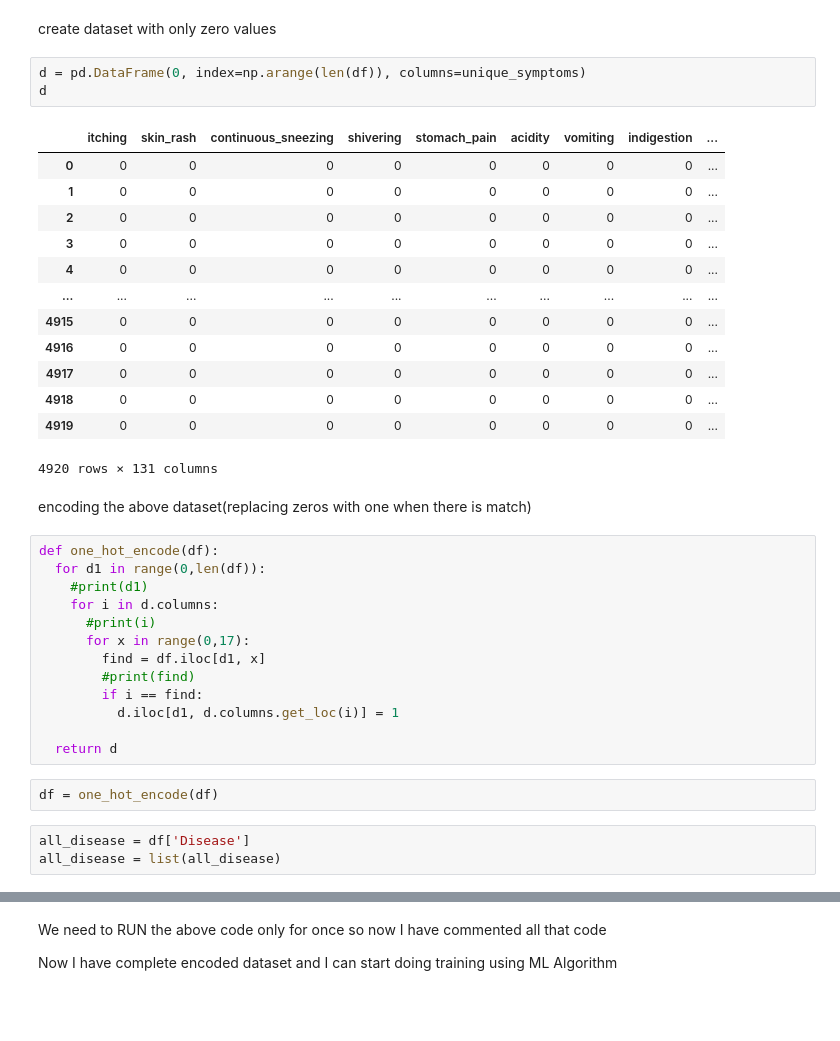
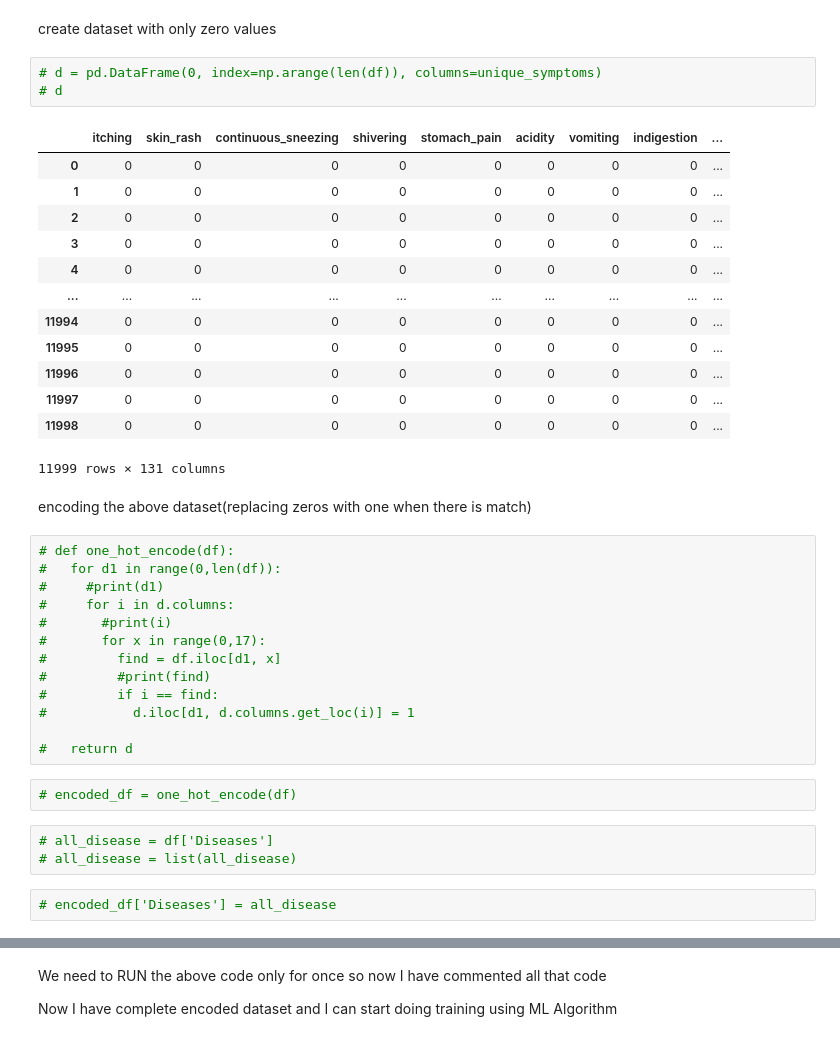
Before and after one commit to M-Umr/Disease_Prediction_using_Symptoms, a Jupyter notebook: Disease_Prediction_using_symptoms.ipynb, the cells around one changed output, grey strips where cells are left out. Cells and saved outputs as stored; diff of their text form; blank space fills up the shorter version.

```diff
--- a/Disease_Prediction_using_symptoms.ipynb
+++ b/Disease_Prediction_using_symptoms.ipynb
@@ -126,39 +126,41 @@ Mounted at /content/drive
 # %% [markdown]
 create dataset with only zero values
 # %%
-d = pd.DataFrame(0, index=np.arange(len(df)), columns=unique_symptoms)
-d
+# d = pd.DataFrame(0, index=np.arange(len(df)), columns=unique_symptoms)
+# d
 # %% [output]
 |  | itching | skin_rash | continuous_sneezing | shivering | stomach_pain | acidity | vomiting | indigestion | ... |
 | 0 | 0 | 0 | 0 | 0 | 0 | 0 | 0 | 0 | ... |
 | 1 | 0 | 0 | 0 | 0 | 0 | 0 | 0 | 0 | ... |
 | 2 | 0 | 0 | 0 | 0 | 0 | 0 | 0 | 0 | ... |
 | 3 | 0 | 0 | 0 | 0 | 0 | 0 | 0 | 0 | ... |
 | 4 | 0 | 0 | 0 | 0 | 0 | 0 | 0 | 0 | ... |
 | ... | ... | ... | ... | ... | ... | ... | ... | ... | ... |
-| 4915 | 0 | 0 | 0 | 0 | 0 | 0 | 0 | 0 | ... |
-| 4916 | 0 | 0 | 0 | 0 | 0 | 0 | 0 | 0 | ... |
-| 4917 | 0 | 0 | 0 | 0 | 0 | 0 | 0 | 0 | ... |
-| 4918 | 0 | 0 | 0 | 0 | 0 | 0 | 0 | 0 | ... |
-| 4919 | 0 | 0 | 0 | 0 | 0 | 0 | 0 | 0 | ... |
+| 11994 | 0 | 0 | 0 | 0 | 0 | 0 | 0 | 0 | ... |
+| 11995 | 0 | 0 | 0 | 0 | 0 | 0 | 0 | 0 | ... |
+| 11996 | 0 | 0 | 0 | 0 | 0 | 0 | 0 | 0 | ... |
+| 11997 | 0 | 0 | 0 | 0 | 0 | 0 | 0 | 0 | ... |
+| 11998 | 0 | 0 | 0 | 0 | 0 | 0 | 0 | 0 | ... |
-4920 rows × 131 columns
+11999 rows × 131 columns
 # %% [markdown]
 encoding the above dataset(replacing zeros with one when there is match)
 # %%
-def one_hot_encode(df):
-  for d1 in range(0,len(df)):
-    #print(d1)
-    for i in d.columns:
-      #print(i)
-      for x in range(0,17):
-        find = df.iloc[d1, x]
-        #print(find)
-        if i == find:
-          d.iloc[d1, d.columns.get_loc(i)] = 1
+# def one_hot_encode(df):
+#   for d1 in range(0,len(df)):
+#     #print(d1)
+#     for i in d.columns:
+#       #print(i)
+#       for x in range(0,17):
+#         find = df.iloc[d1, x]
+#         #print(find)
+#         if i == find:
+#           d.iloc[d1, d.columns.get_loc(i)] = 1
 
-  return d
+#   return d
 # %%
-df = one_hot_encode(df)
+# encoded_df = one_hot_encode(df)
 # %%
-all_disease = df['Disease']
-all_disease = list(all_disease)
+# all_disease = df['Diseases']
+# all_disease = list(all_disease)
+# %%
+# encoded_df['Diseases'] = all_disease
```
Also changed, not shown: parts of 17 cells of this notebook.
